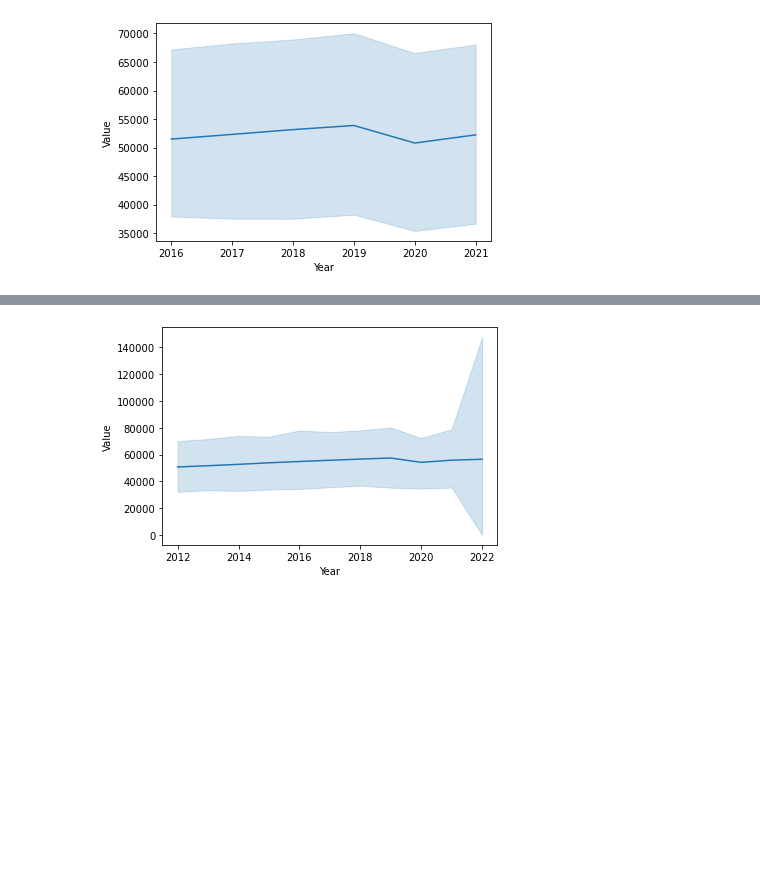
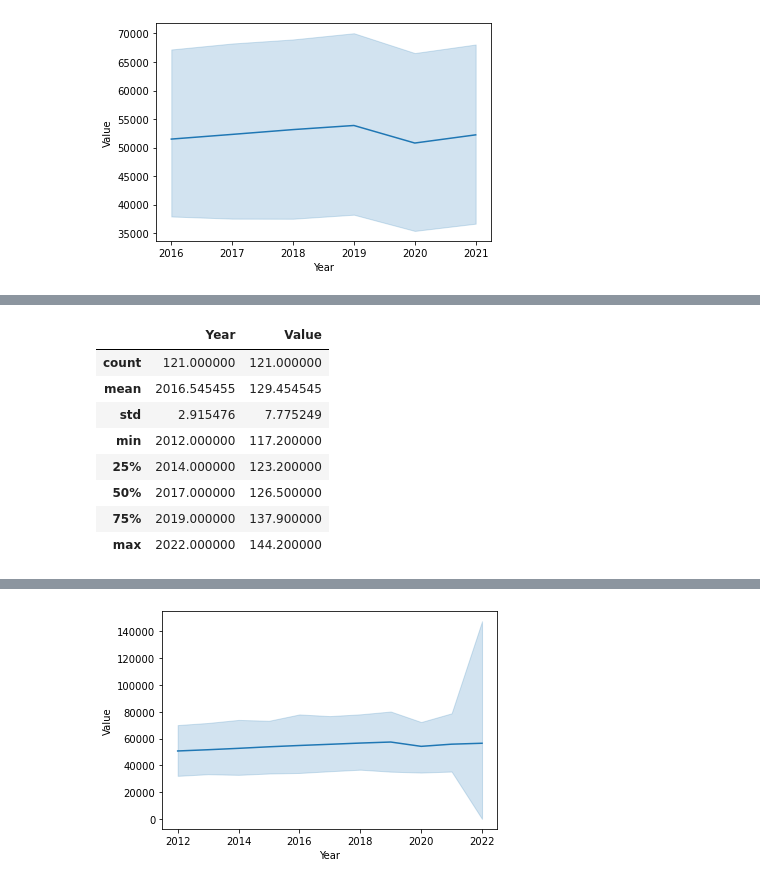
Before and after one commit to techthumb1/bls_project, a Jupyter notebook: notebooks/bls_data_tool.ipynb, the cells around one changed output, grey strips where cells are left out. Cells and saved outputs as stored; diff of their text form; code cells hidden in the pictures; blank space fills up the shorter version.

```diff
--- a/notebooks/bls_data_tool.ipynb
+++ b/notebooks/bls_data_tool.ipynb
@@ -181,0 +215,12 @@ ppi_commodity.head()
+# %%
+import_monthly.describe()
+# %% [output]
+|  | Year | Value |
+| count | 121.000000 | 121.000000 |
+| mean | 2016.545455 | 129.454545 |
+| std | 2.915476 | 7.775249 |
+| min | 2012.000000 | 117.200000 |
+| 25% | 2014.000000 | 123.200000 |
+| 50% | 2017.000000 | 126.500000 |
+| 75% | 2019.000000 | 137.900000 |
+| max | 2022.000000 | 144.200000 |
```
Also changed, not shown: parts of 15 cells of this notebook, 7 other files.
